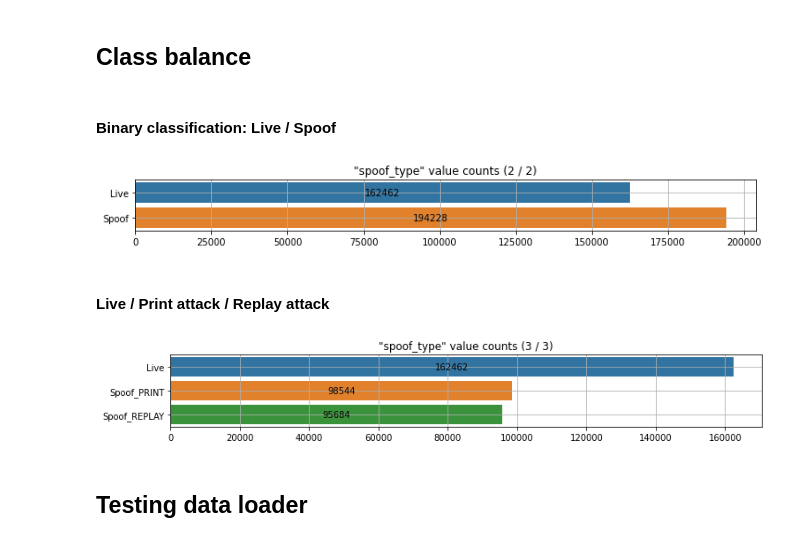
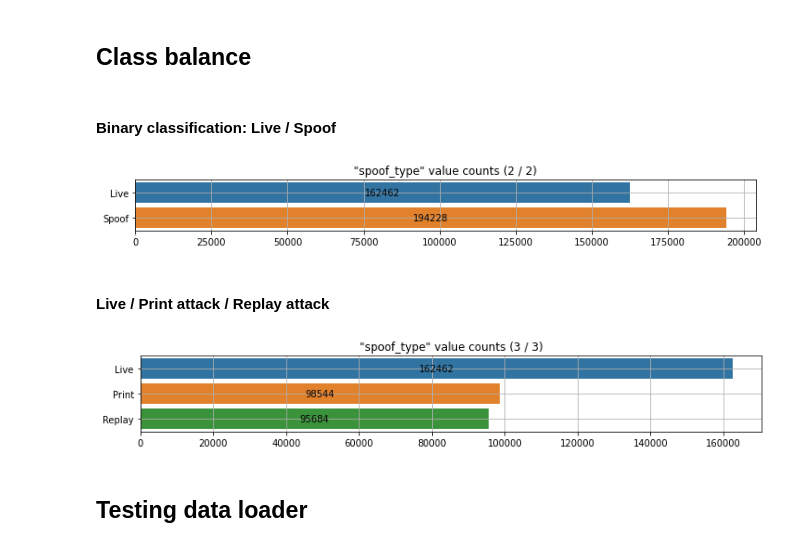
Before and after one commit to hairymax/Face-AntiSpoofing, a Jupyter notebook: FaceAntispoofing.ipynb, the cells around one changed output. Cells and saved outputs as stored; diff of their text form; code cells hidden in the pictures.

Commit message:
train script + some changes

```diff
--- a/FaceAntispoofing.ipynb
+++ b/FaceAntispoofing.ipynb
@@ -42,36 +42,22 @@ del train_label, test_label
 # %% [markdown]
 ## Сlass balance
 # %%
-import pandas as pd
-from config import TrainConfig
-
+from src.config import TrainConfig
 cnf = TrainConfig()
 train_labels = pd.read_csv(cnf.labels_path)
 
-def live_spoof(v):
-    return 'Live' if v == 0 else 'Spoof'
-
-def live_print_replay(v):
-    if v in [1,2,3]:
-        return 'Spoof_PRINT'
-    if v in [7,8,9]:
-        return 'Spoof_REPLAY'
-    if v == 0:
-        return 'Live'
-    return 'other'
-
 display(Markdown('#### Binary classification: Live / Spoof'))
-spoofs = train_labels['spoof_type'].apply(lambda s: live_spoof(s))
+spoofs = spoof_labels_to_classes(train_labels, ['Live','Spoof']).iloc[:,1]
 plot_value_counts(spoofs, sort_index=True)
 
 display(Markdown('#### Live / Print attack / Replay attack'))
-spoofs = train_labels['spoof_type'].apply(lambda s: live_print_replay(s))
+spoofs = spoof_labels_to_classes(train_labels, ['Live','Print','Replay']).iloc[:,1]
 plot_value_counts(spoofs, sort_index=True)
 # %% [output]
 #### Binary classification: Live / Spoof
 [figure]
 #### Live / Print attack / Replay attack
-[figure, old version]
+[figure, new version]
 # %% [markdown]
 ## Testing data loader
 # %%
```
Also changed, not shown: parts of 5 cells of this notebook, 7 other files.
